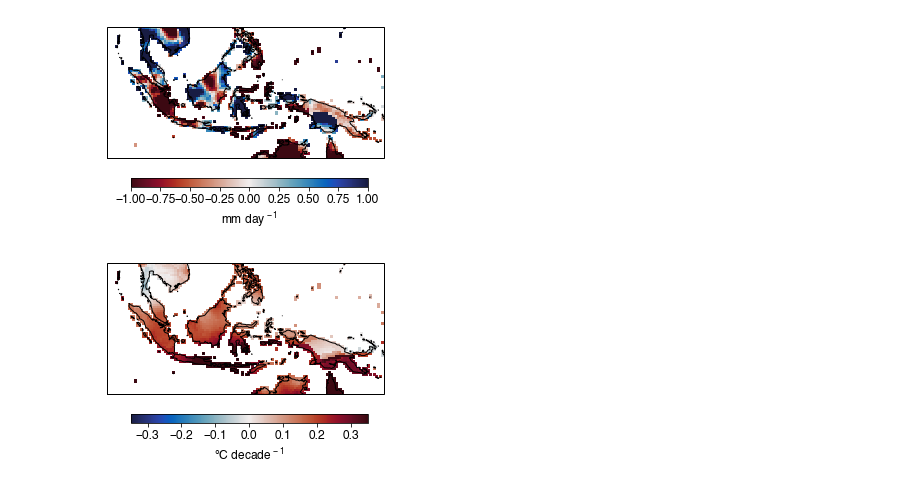
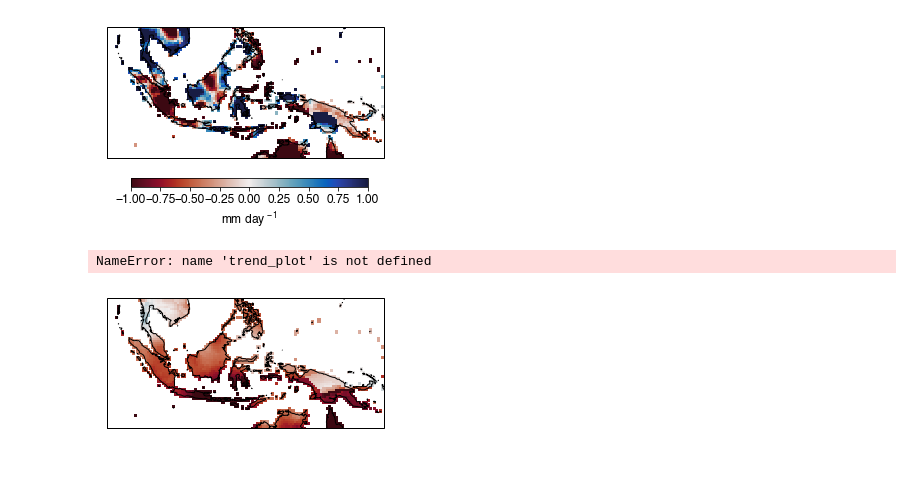
Before and after one commit to bairdlangenbrunner/indonesia-analysis, a Jupyter notebook: cruts-analysis/notebook-files/analyzing_CRU_TS_data.ipynb, the cells around one changed output. Cells and saved outputs as stored; diff of their text form; code cells hidden in the pictures.

```diff
--- a/cruts-analysis/notebook-files/analyzing_CRU_TS_data.ipynb
+++ b/cruts-analysis/notebook-files/analyzing_CRU_TS_data.ipynb
@@ -238,31 +238,36 @@ fig.tight_layout()
 # %%
 fontsize = 12
 
 map_proj = cartopy.crs.PlateCarree()
 data_proj = cartopy.crs.PlateCarree()
 
 fig = mp.figure(figsize=(4.25,2.5))
 
 ax = fig.add_subplot(111, projection=map_proj)
 
 contour_plot = ax.pcolormesh(lon_pcolormesh_mid, \
                              lat_pcolormesh_mid, \
                              tmp_trend*365.25*10., \
                              vmin=-.35,vmax=.35, \
                              cmap = cmocean.cm.balance, \
                              transform=data_proj)
 
 ax.coastlines(resolution='50m')
 ax.set_extent([90,155,-13,13])
 
-axpos = ax.get_position()
-cbar_ax = fig.add_axes([axpos.x0,axpos.y0-0.15,axpos.width,0.05])
-cbar = fig.colorbar(contour_plot, cax=cbar_ax, orientation='horizontal')
+fig.tight_layout()
 
-cbar_ax.tick_params(labelsize=fontsize)
+# axpos = ax.get_position()
+# cbar_ax = fig.add_axes([axpos.x0,axpos.y0-0.15,axpos.width,0.05])
+# cbar = fig.colorbar(contour_plot, cax=cbar_ax, orientation='horizontal')
+
+# cbar_ax.tick_params(labelsize=fontsize)
+# cbar.set_label('$\degree$C decade$^{\,-1}$', fontsize=fontsize)
+# #cbar.set_ticks([-.3,-.2,-.1,0,.1,.2,.3])
+
+cbar = mp.colorbar(trend_plot, orientation='horizontal')
+cbar.ax.tick_params(labelsize=fontsize)
 cbar.set_label('$\degree$C decade$^{\,-1}$', fontsize=fontsize)
-#cbar.set_ticks([-.3,-.2,-.1,0,.1,.2,.3])
-
-fig.tight_layout()
 # %% [output]
+NameError: name 'trend_plot' is not defined
-[figure, old version]
+[figure, new version]
```
Also changed, not shown: parts of 1 cell of this notebook, 9 other files.
